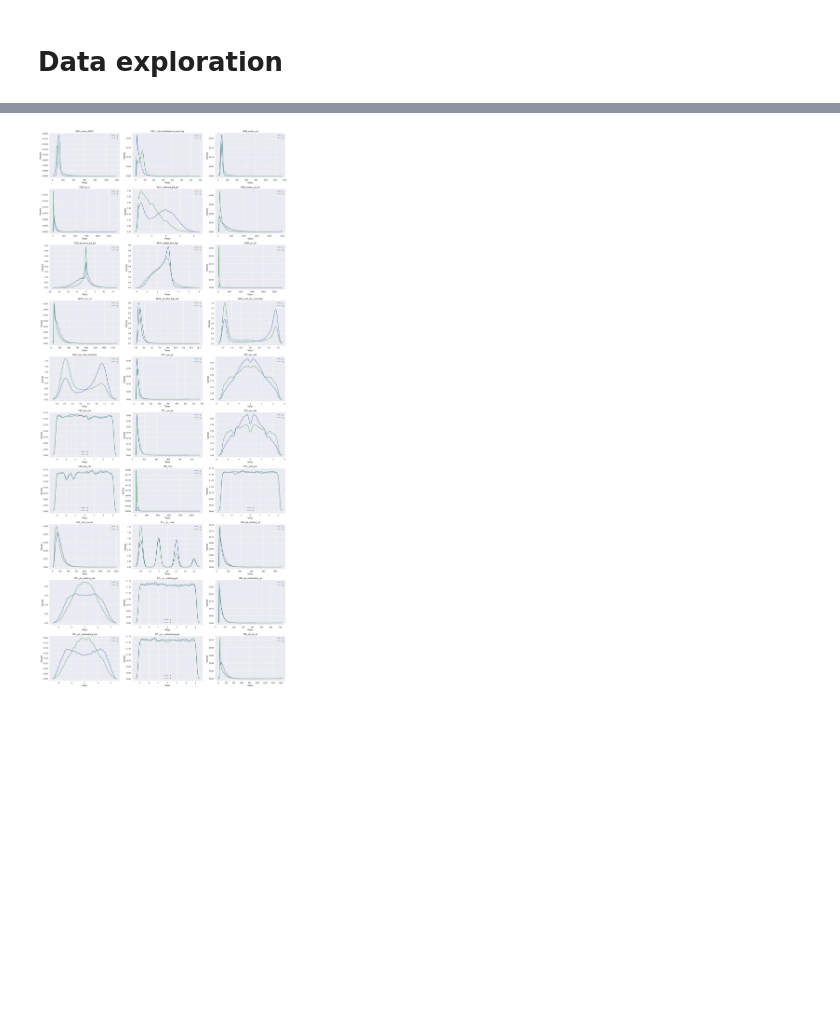
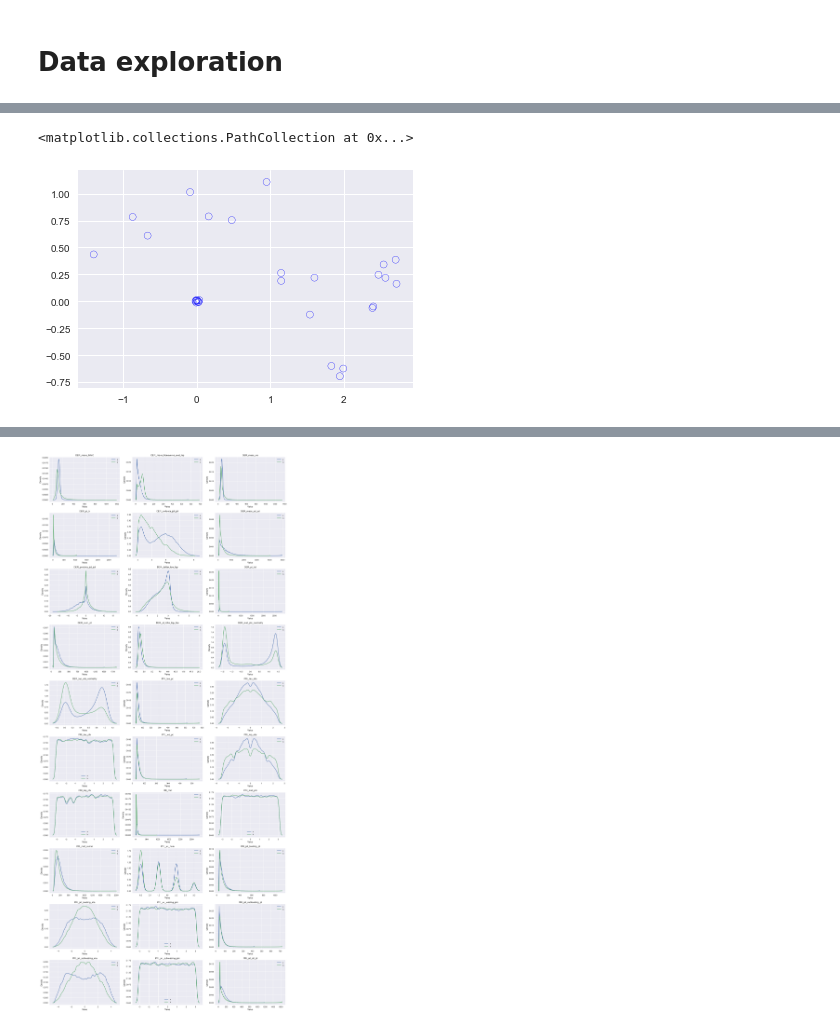
Before and after one commit to inverniz/ML_project, a Jupyter notebook: scripts/Model_building.ipynb, the cells around one changed output, grey strips where cells are left out. Cells and saved outputs as stored; diff of their text form; code cells hidden in the pictures; blank space fills up the shorter version.

```diff
--- a/scripts/Model_building.ipynb
+++ b/scripts/Model_building.ipynb
@@ -26,3 +70,18 @@ labels = np.array(np.genfromtxt('../data/train.csv', delimiter=",", names=True).
+# %%
+x_no = x.copy()
+x_no[x_no == -999] = 0.0
+corr = np.corrcoef(x_no.T)
+eigenvalues, eigenvectors = la.eigh(corr)
+idx = eigenvalues.argsort()[::-1]
+eigenvalues = eigenvalues[idx]
+eigenvectors = eigenvectors[:,idx]
+projection_s = corr.dot(eigenvectors[:,:4])
+plt.scatter(projection_s[:,0],projection_s[:,1],facecolors='none',edgecolors='b')
+# projection_b = corr.dot(eigenvectors[:,:4])
+# plt.scatter(projection_b[:,0],projection_b[:,1],facecolors='none',edgecolors='g')
+# %% [output]
+<matplotlib.collections.PathCollection at 0x...>
+[figure, added]
 # %%
 def summary_table(data):
     data = data.copy()
```
Also changed, not shown: parts of 4 cells of this notebook.
